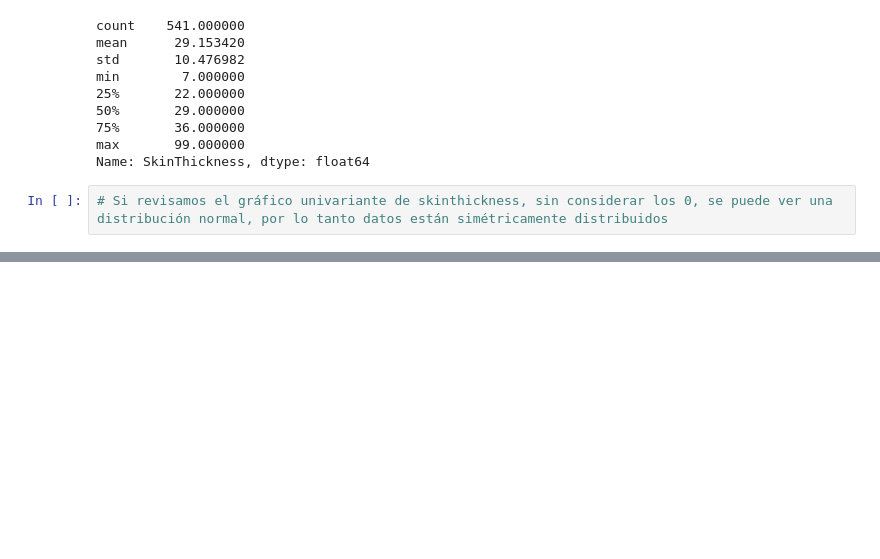
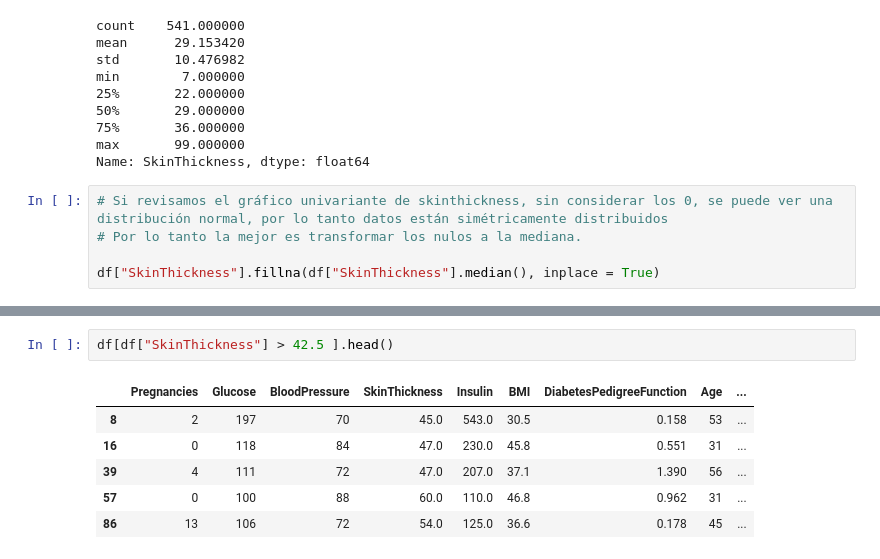
Before and after one commit to bartowen/desicion_tree_algo, a Jupyter notebook: src/explore.ipynb, the cells around one changed output, grey strips where cells are left out. Drawn from its saved outputs; the diff is of its cells as text; blank space fills up the shorter version.

```diff
--- a/src/explore.ipynb
+++ b/src/explore.ipynb
@@ -459,3 +459,6 @@ max       99.000000
 Name: SkinThickness, dtype: float64
 # %%
 # Si revisamos el gráfico univariante de skinthickness, sin considerar los 0, se puede ver una distribución normal, por lo tanto datos están simétricamente distribuidos
+# Por lo tanto la mejor es transformar los nulos a la mediana.
+
+df["SkinThickness"].fillna(df["SkinThickness"].median(), inplace = True)
@@ -461,0 +502,9 @@ Name: SkinThickness, dtype: float64
+# %%
+df[df["SkinThickness"] > 42.5 ].head()
+# %% [output]
+|  | Pregnancies | Glucose | BloodPressure | SkinThickness | Insulin | BMI | DiabetesPedigreeFunction | Age | ... |
+| 8 | 2 | 197 | 70 | 45.0 | 543.0 | 30.5 | 0.158 | 53 | ... |
+| 16 | 0 | 118 | 84 | 47.0 | 230.0 | 45.8 | 0.551 | 31 | ... |
+| 39 | 4 | 111 | 72 | 47.0 | 207.0 | 37.1 | 1.390 | 56 | ... |
+| 57 | 0 | 100 | 88 | 60.0 | 110.0 | 46.8 | 0.962 | 31 | ... |
+| 86 | 13 | 106 | 72 | 54.0 | 125.0 | 36.6 | 0.178 | 45 | ... |
```
Also changed, not shown: parts of 7 cells of this notebook.
